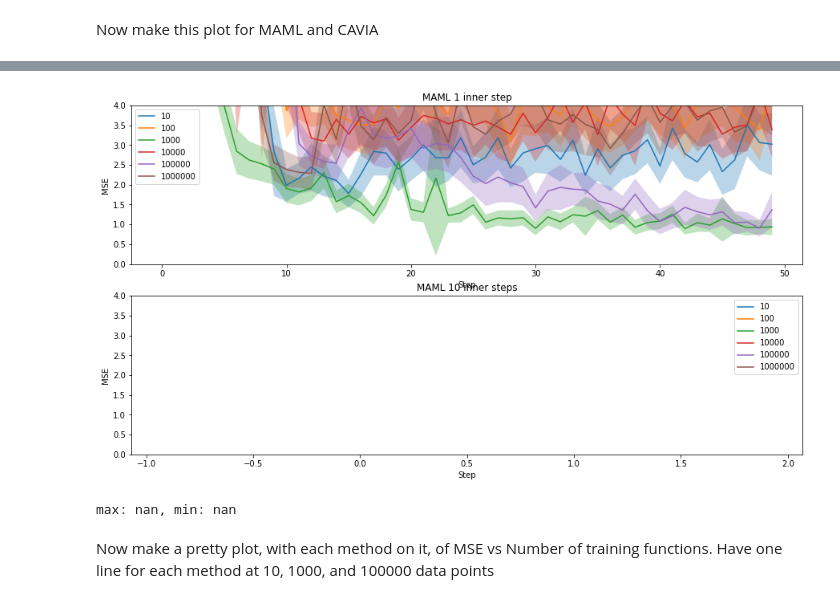
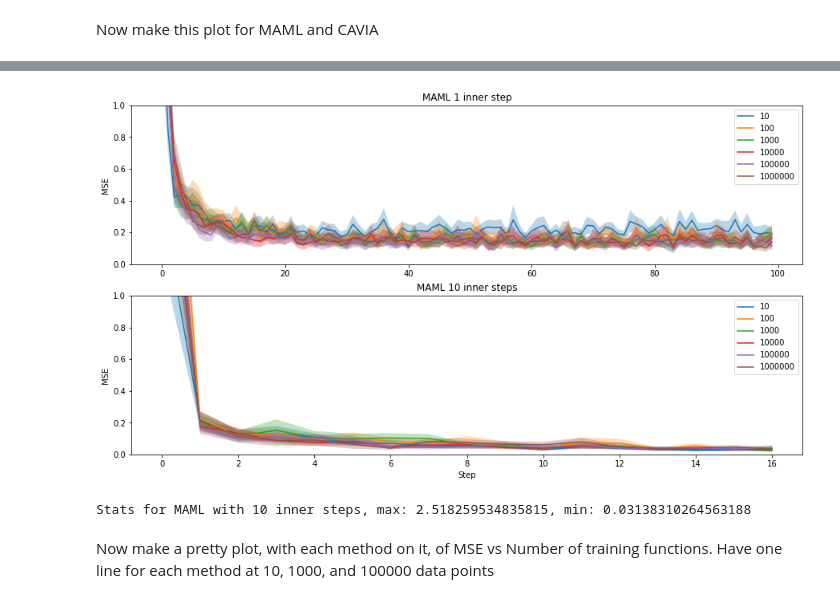
Before and after one commit to JacobTyo/cavia, a Jupyter notebook: regression/notebooks/CVA_CAVIA_analysis.ipynb, the cells around one changed output, grey strips where cells are left out. Cells and saved outputs as stored; diff of their text form; code cells hidden in the pictures.

```diff
--- a/regression/notebooks/CVA_CAVIA_analysis.ipynb
+++ b/regression/notebooks/CVA_CAVIA_analysis.ipynb
@@ -33,8 +33,8 @@ def get_logger(pth):
     return logger
 # %%
 # get the CVA loggers for each amount of data
-cva_root = '../cva_sine_result_files/'
-eval_steps = [1, 10, 100]
+cva_root = '../cva_sine_result_files/long'
+eval_steps = [10, 100]
 cva_loggers = {
     10: {}, 100: {}, 1000: {}, 10000: {}, 100000: {}, 1000000: {}
 }
@@ -59,7 +59,7 @@ for i in eval_steps:
     rcva_loggers[1000000][i] = get_logger(cva_root + 'remb100k_1000000_' + str(i) + '_0_25.pkl')
 # %%
 # get CAVIA loggers
-cavia_root = '../sine_result_files/'
+cavia_root = '../sine_result_files/long'
 cavia_loggers = {
     10: {}, 100: {}, 1000: {}, 10000: {}, 100000: {}, 1000000: {}
 }
@@ -73,7 +73,7 @@ for i in inner_steps:
     cavia_loggers[1000000][i] = get_logger(cavia_root + '1000000__' + str(i) + '_25.pkl')
 # %%
 # get maml loggers
-maml_root = '../maml_sine_result_files/'
+maml_root = '../maml_sine_result_files/long'
 maml_loggers = {
     10: {}, 100: {}, 1000: {}, 10000: {}, 100000: {}, 1000000: {}
 }
@@ -200,38 +199,37 @@ plt.show()
 ntfs = [10, 100, 1000, 10000, 100000, 1000000]
 alpha = 0.3
 
 plt.subplot(2,1,1)
 for ntf in ntfs:
     dat = maml_loggers[ntf][1]
     x = np.arange(dat.test_loss.shape[0])
     plt.plot(x, dat.test_loss, label=str(ntf))
     plt.fill_between(x, dat.test_loss+dat.test_conf, dat.test_loss-dat.test_conf, alpha=alpha)
 plt.title('MAML 1 inner step')
 plt.ylabel('MSE')
-plt.xlabel('Step')
-plt.ylim(0, 4)
+plt.ylim(0, 1)
 plt.legend()
 
 plt.subplot(2,1,2)
 for ntf in ntfs:
     dat = maml_loggers[ntf][10]
     x = np.arange(dat.test_loss.shape[0])
     plt.plot(x, dat.test_loss, label=str(ntf))
     plt.fill_between(x, dat.test_loss+dat.test_conf, dat.test_loss-dat.test_conf, alpha=alpha)
 plt.title('MAML 10 inner steps')
 plt.ylabel('MSE')
 plt.xlabel('Step')
-plt.ylim(0, 4)
+plt.ylim(0, 1)
 plt.legend()
 
 fig = plt.gcf()
 fig.set_size_inches(15, 8)
 plt.show()
 
 print(f'Stats for MAML with 10 inner steps, max: {np.max(maml_loggers[10000][10].test_loss)}, min: {np.min(maml_loggers[10000][10].test_loss)}')
 # %% [output]
-[figure, old version]
+[figure, new version]
-max: nan, min: nan
+Stats for MAML with 10 inner steps, max: 2.518259534835815, min: 0.03138310264563188
 # %% [markdown]
 Now make a pretty plot, with each method on it, of MSE vs Number of training functions.  Have one line for each method at 10, 1000, and 100000 data points
 # %%
```
Also changed, not shown: parts of 5 cells of this notebook, 13 other files.
